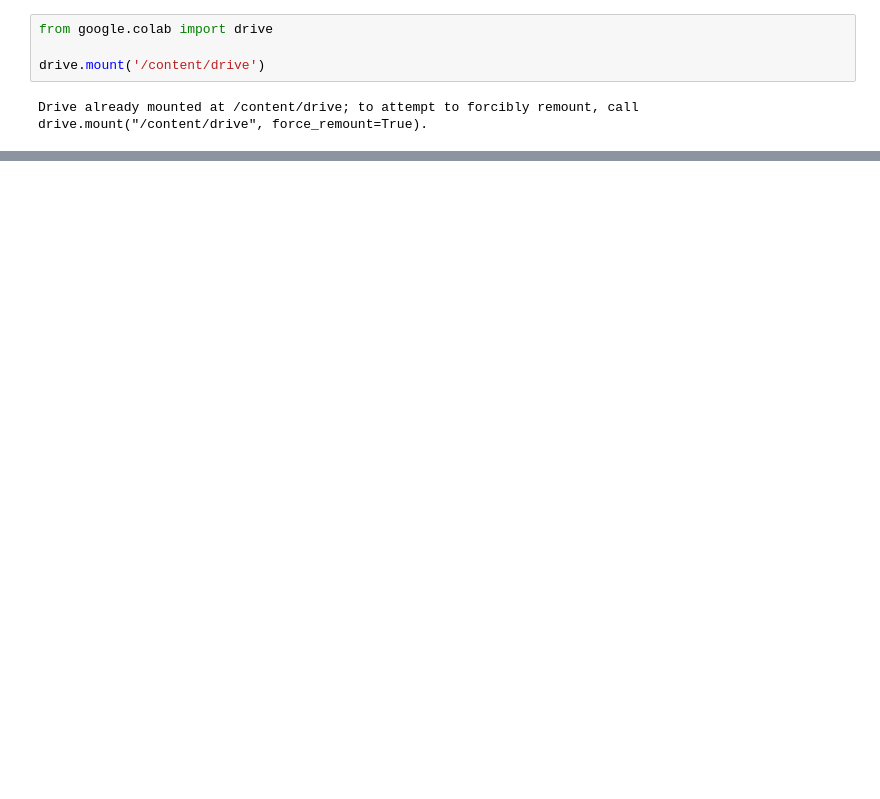
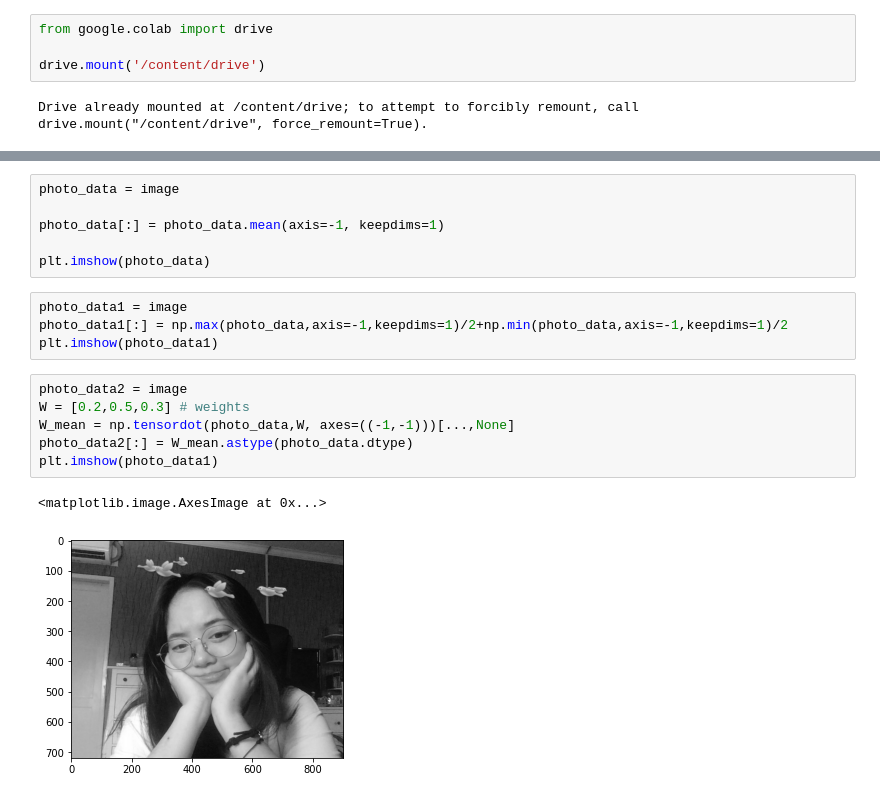
Before and after one commit to mrizazul/PCVK_GENAP_2021, a Jupyter notebook: Week3.ipynb, the cells around one changed output, grey strips where cells are left out. Drawn from its saved outputs; the diff is of its cells as text; blank space fills up the shorter version.

```diff
--- a/Week3.ipynb
+++ b/Week3.ipynb
@@ -48,0 +87,19 @@ Masukkan nilai kecerahan: 50
+# %%
+photo_data = image
+
+photo_data[:] = photo_data.mean(axis=-1, keepdims=1)
+
+plt.imshow(photo_data)
+# %%
+photo_data1 = image
+photo_data1[:] = np.max(photo_data,axis=-1,keepdims=1)/2+np.min(photo_data,axis=-1,keepdims=1)/2
+plt.imshow(photo_data1)
+# %%
+photo_data2 = image
+W = [0.2,0.5,0.3] # weights
+W_mean = np.tensordot(photo_data,W, axes=((-1,-1)))[...,None]
+photo_data2[:] = W_mean.astype(photo_data.dtype)
+plt.imshow(photo_data1)
+# %% [output]
+<matplotlib.image.AxesImage at 0x...>
+[figure, added]
```
Also changed, not shown: parts of 4 cells of this notebook.
